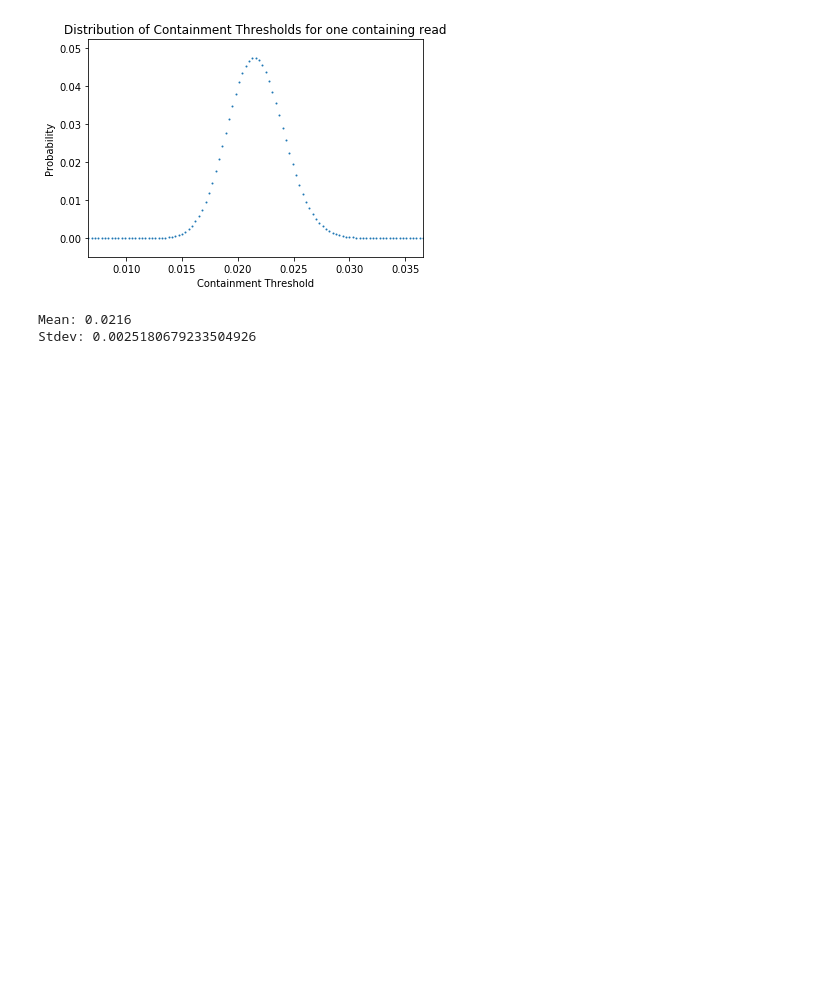
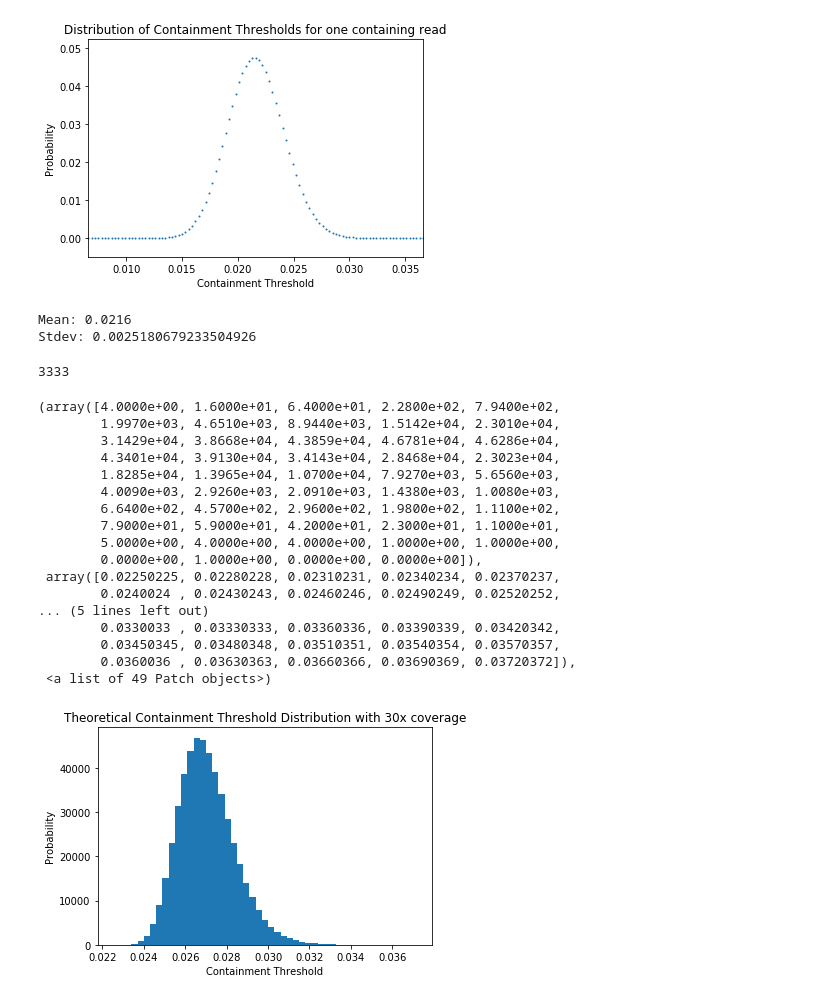
Before and after one commit to mkirsche/ContainedReadRemoval, a Jupyter notebook: sim/AnalyzeContainment.ipynb, the cells around one changed output. Cells and saved outputs as stored; diff of their text form; code cells hidden in the pictures; blank space fills up the shorter version.

```diff
--- a/sim/AnalyzeContainment.ipynb
+++ b/sim/AnalyzeContainment.ipynb
@@ -1139,3 +1140,42 @@ print('Stdev: ' + str(sqrt(numTrials * p * (1 - p)) / numTrials))
 [figure]
 Mean: 0.0216
 Stdev: 0.0025180679233504926
+# %%
+def binomMax(n, p, k):
+    max = 0
+    for i in range(0, k):
+        cur = np.random.binomial(n, p)
+        if cur > max:
+            max = cur
+    return max
+
+numTrials = int(2.0*L/(w+1) + .5)
+p = .0216
+samples = []
+print(numTrials)
+for i in range(0, 500000):
+    samples.append(binomMax(numTrials, p, 30) / numTrials)
+plt.title('Theoretical Containment Threshold Distribution with 30x coverage')
+plt.xlabel('Containment Threshold')
+plt.ylabel('Probability')
+plt.hist(samples, bins = [i * 1.0 / numTrials for i in range(75, 125)])
+# %% [output]
+3333
+(array([4.0000e+00, 1.6000e+01, 6.4000e+01, 2.2800e+02, 7.9400e+02,
+        1.9970e+03, 4.6510e+03, 8.9440e+03, 1.5142e+04, 2.3010e+04,
+        3.1429e+04, 3.8668e+04, 4.3859e+04, 4.6781e+04, 4.6286e+04,
+        4.3401e+04, 3.9130e+04, 3.4143e+04, 2.8468e+04, 2.3023e+04,
+        1.8285e+04, 1.3965e+04, 1.0700e+04, 7.9270e+03, 5.6560e+03,
+        4.0090e+03, 2.9260e+03, 2.0910e+03, 1.4380e+03, 1.0080e+03,
+        6.6400e+02, 4.5700e+02, 2.9600e+02, 1.9800e+02, 1.1100e+02,
+        7.9000e+01, 5.9000e+01, 4.2000e+01, 2.3000e+01, 1.1000e+01,
+        5.0000e+00, 4.0000e+00, 4.0000e+00, 1.0000e+00, 1.0000e+00,
+        0.0000e+00, 1.0000e+00, 0.0000e+00, 0.0000e+00]),
+ array([0.02250225, 0.02280228, 0.02310231, 0.02340234, 0.02370237,
+        0.0240024 , 0.02430243, 0.02460246, 0.02490249, 0.02520252,
+... (5 lines left out)
+        0.0330033 , 0.03330333, 0.03360336, 0.03390339, 0.03420342,
+        0.03450345, 0.03480348, 0.03510351, 0.03540354, 0.03570357,
+        0.0360036 , 0.03630363, 0.03660366, 0.03690369, 0.03720372]),
+ <a list of 49 Patch objects>)
+[figure, added]
```
Also changed, not shown: parts of 13 cells of this notebook, 6 other files.
